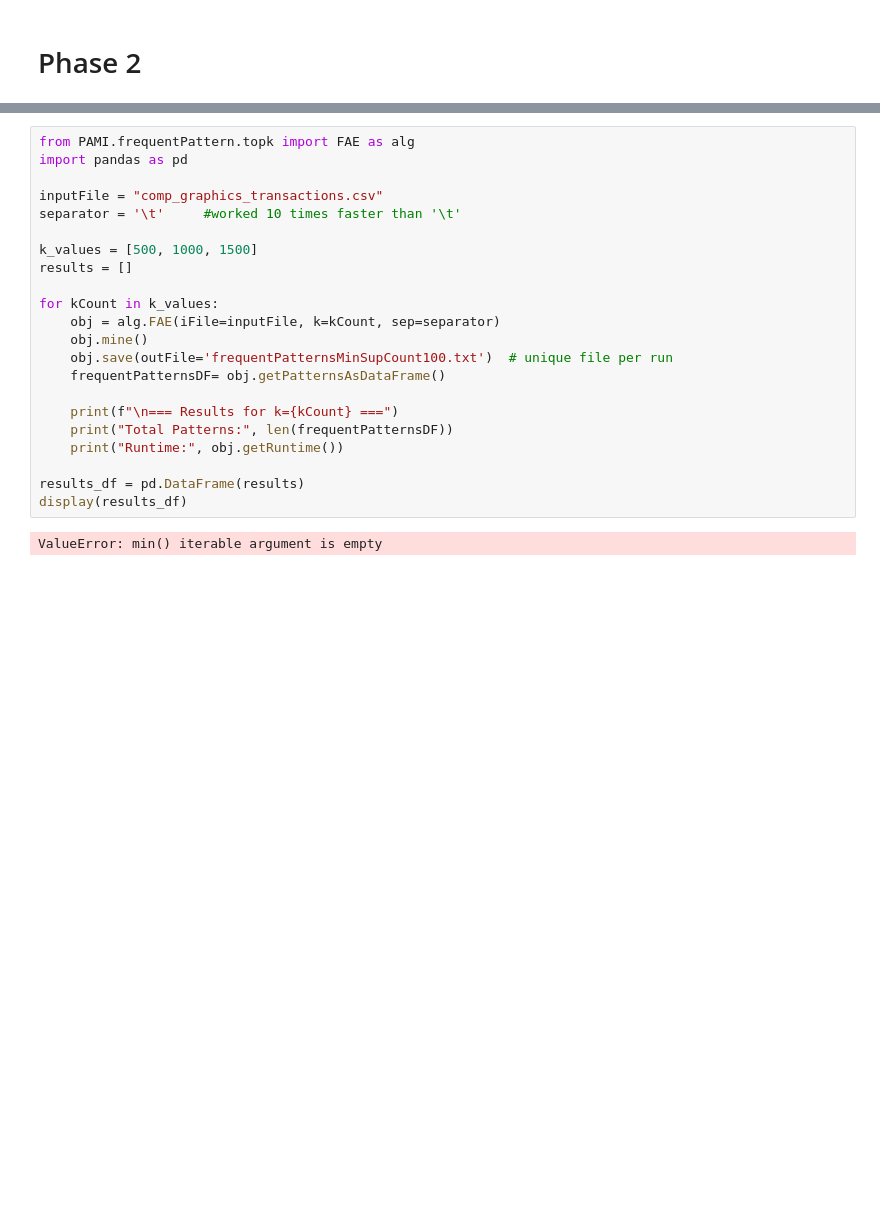
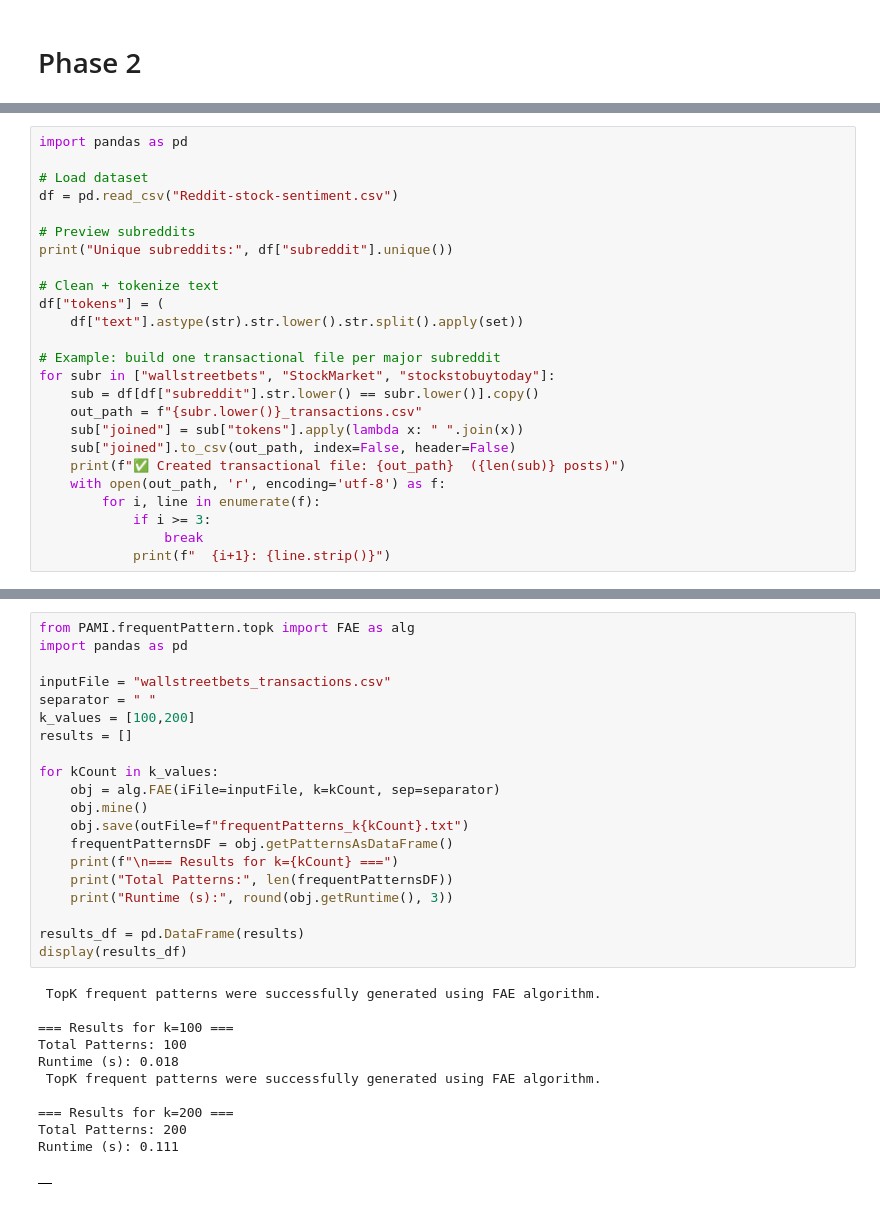
Before and after one commit to Ootje123/DM2025-Lab1-Exercise, a Jupyter notebook: DM2025-Lab1-Homework.ipynb, the cells around one changed output, grey strips where cells are left out. Cells and saved outputs as stored; diff of their text form; blank space fills up the shorter version.

```diff
--- a/DM2025-Lab1-Homework.ipynb
+++ b/DM2025-Lab1-Homework.ipynb
@@ -477,0 +449,25 @@ Example lines:
+# %%
+import pandas as pd
+
+# Load dataset
+df = pd.read_csv("Reddit-stock-sentiment.csv")
+
+# Preview subreddits
+print("Unique subreddits:", df["subreddit"].unique())
+
+# Clean + tokenize text
+df["tokens"] = (
+    df["text"].astype(str).str.lower().str.split().apply(set))
+
+# Example: build one transactional file per major subreddit
+for subr in ["wallstreetbets", "StockMarket", "stockstobuytoday"]:
+    sub = df[df["subreddit"].str.lower() == subr.lower()].copy()
+    out_path = f"{subr.lower()}_transactions.csv"
+    sub["joined"] = sub["tokens"].apply(lambda x: " ".join(x))
+    sub["joined"].to_csv(out_path, index=False, header=False)
+    print(f"✅ Created transactional file: {out_path}  ({len(sub)} posts)")
+    with open(out_path, 'r', encoding='utf-8') as f:
+        for i, line in enumerate(f):
+            if i >= 3:
+                break
+            print(f"  {i+1}: {line.strip()}")
@@ -478,24 +488,32 @@ Example lines:
 # %%
 from PAMI.frequentPattern.topk import FAE as alg
 import pandas as pd
 
-inputFile = "comp_graphics_transactions.csv"
-separator = '\t'     #worked 10 times faster than '\t'
-
-k_values = [500, 1000, 1500]
+inputFile = "wallstreetbets_transactions.csv"
+separator = " "
+k_values = [100,200]
 results = []
 
 for kCount in k_values:
     obj = alg.FAE(iFile=inputFile, k=kCount, sep=separator)
     obj.mine()
-    obj.save(outFile='frequentPatternsMinSupCount100.txt')  # unique file per run
-    frequentPatternsDF= obj.getPatternsAsDataFrame()
-
+    obj.save(outFile=f"frequentPatterns_k{kCount}.txt")
+    frequentPatternsDF = obj.getPatternsAsDataFrame()
     print(f"\n=== Results for k={kCount} ===")
     print("Total Patterns:", len(frequentPatternsDF))
-    print("Runtime:", obj.getRuntime())
+    print("Runtime (s):", round(obj.getRuntime(), 3))
 
 results_df = pd.DataFrame(results)
 display(results_df)
 # %% [output]
-ValueError: min() iterable argument is empty
+ TopK frequent patterns were successfully generated using FAE algorithm.
+
+=== Results for k=100 ===
+Total Patterns: 100
+Runtime (s): 0.018
+ TopK frequent patterns were successfully generated using FAE algorithm.
+
+=== Results for k=200 ===
+Total Patterns: 200
+Runtime (s): 0.111
+|  |
```
Also changed, not shown: parts of 6 cells of this notebook.
